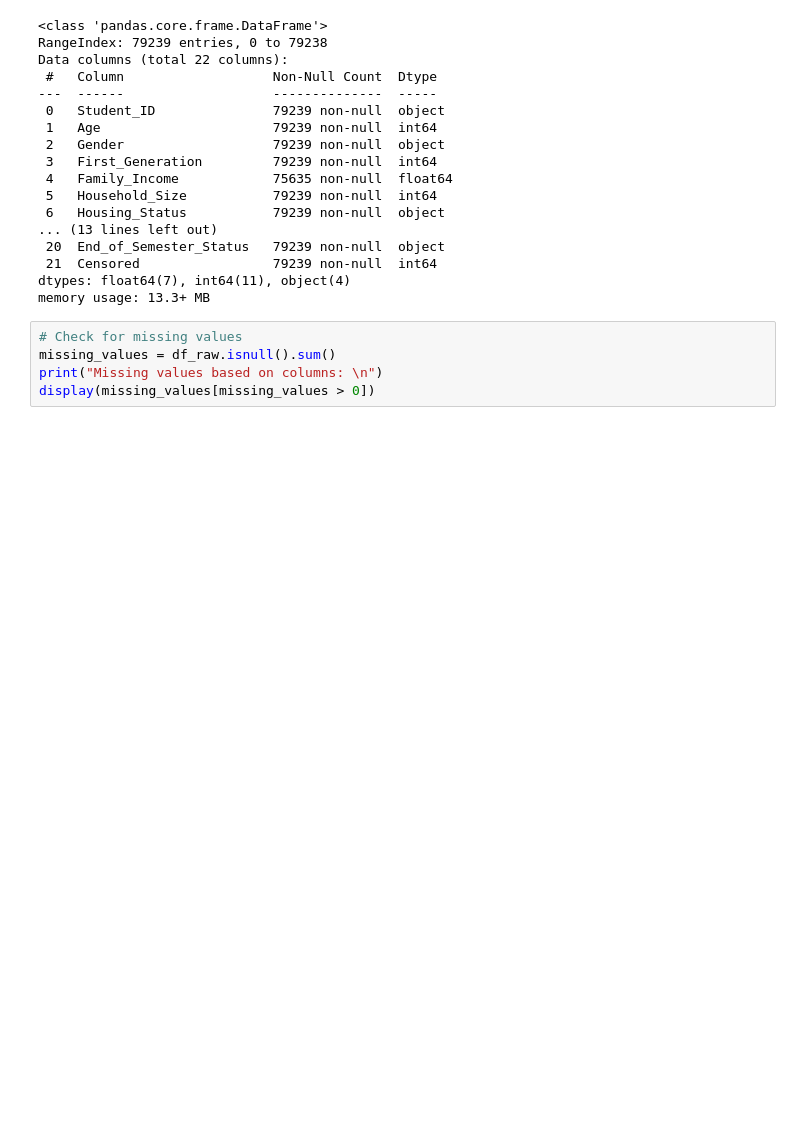
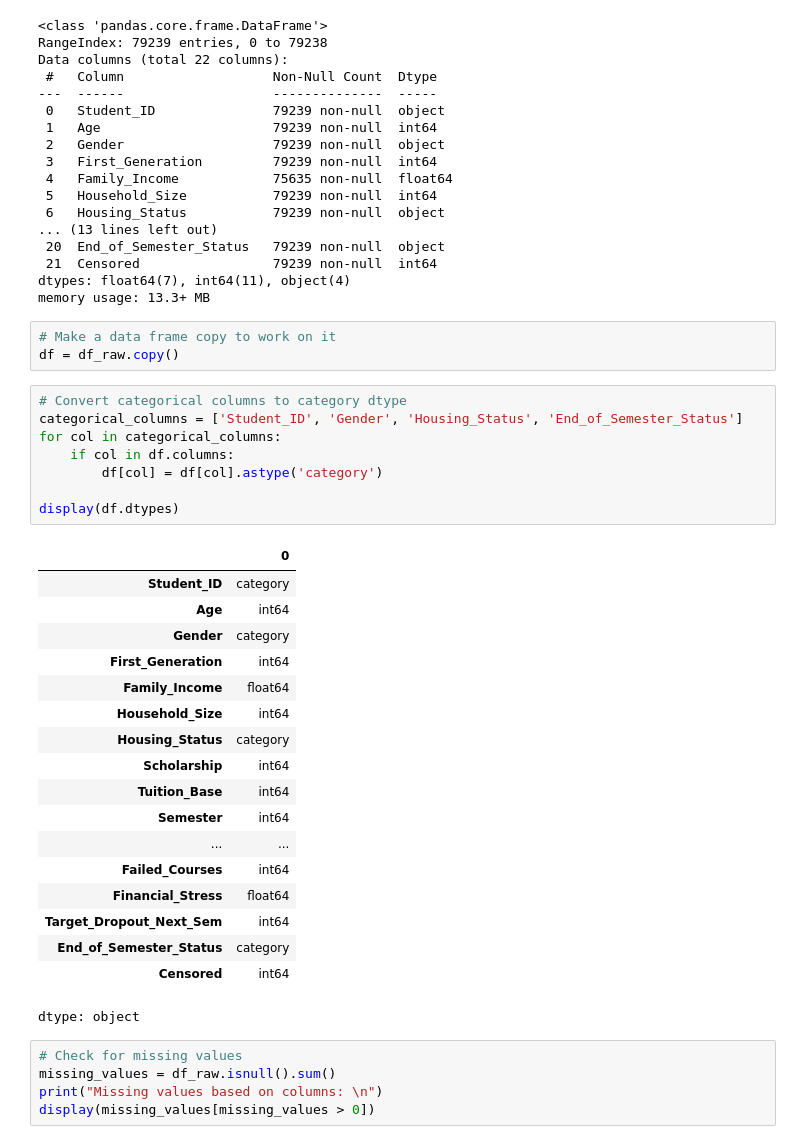
Before and after one commit to mihaighise/student_retention_analysis, a Jupyter notebook: Student_Retention.ipynb, the cells around one changed output. Cells and saved outputs as stored; diff of their text form; blank space fills up the shorter version.

Commit message:
Convert categorical columns from object to category dtype

```diff
--- a/Student_Retention.ipynb
+++ b/Student_Retention.ipynb
@@ -68,6 +68,36 @@ Data columns (total 22 columns):
  21  Censored                 79239 non-null  int64
 dtypes: float64(7), int64(11), object(4)
 memory usage: 13.3+ MB
+# %%
+# Make a data frame copy to work on it
+df = df_raw.copy()
+# %%
+# Convert categorical columns to category dtype
+categorical_columns = ['Student_ID', 'Gender', 'Housing_Status', 'End_of_Semester_Status']
+for col in categorical_columns:
+    if col in df.columns:
+        df[col] = df[col].astype('category')
+
+display(df.dtypes)
+# %% [output]
+|  | 0 |
+| Student_ID | category |
+| Age | int64 |
+| Gender | category |
+| First_Generation | int64 |
+| Family_Income | float64 |
+| Household_Size | int64 |
+| Housing_Status | category |
+| Scholarship | int64 |
+| Tuition_Base | int64 |
+| Semester | int64 |
+| ... | ... |
+| Failed_Courses | int64 |
+| Financial_Stress | float64 |
+| Target_Dropout_Next_Sem | int64 |
+| End_of_Semester_Status | category |
+| Censored | int64 |
+dtype: object
 # %%
 # Check for missing values
 missing_values = df_raw.isnull().sum()
```
Also changed, not shown: parts of 1 cell of this notebook.
